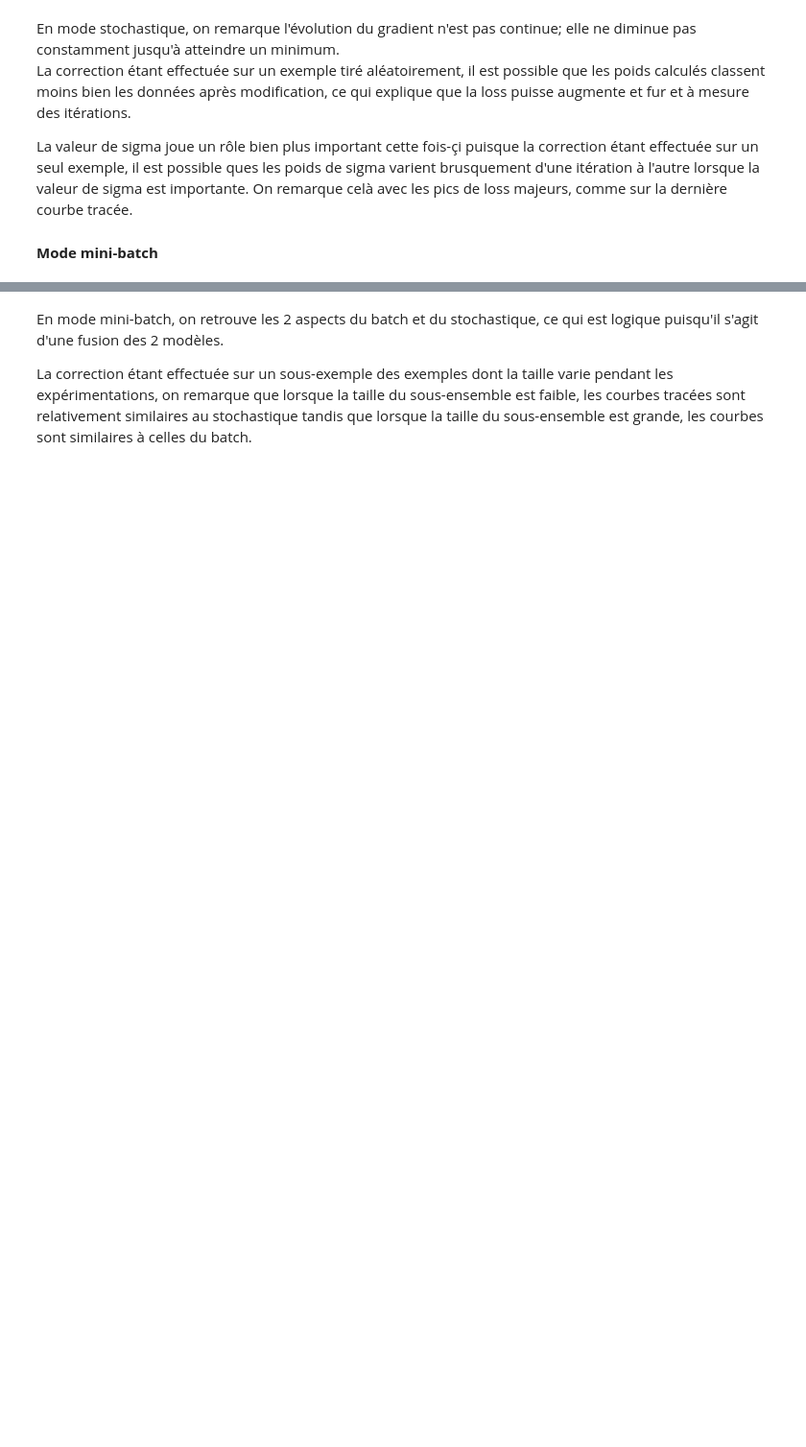
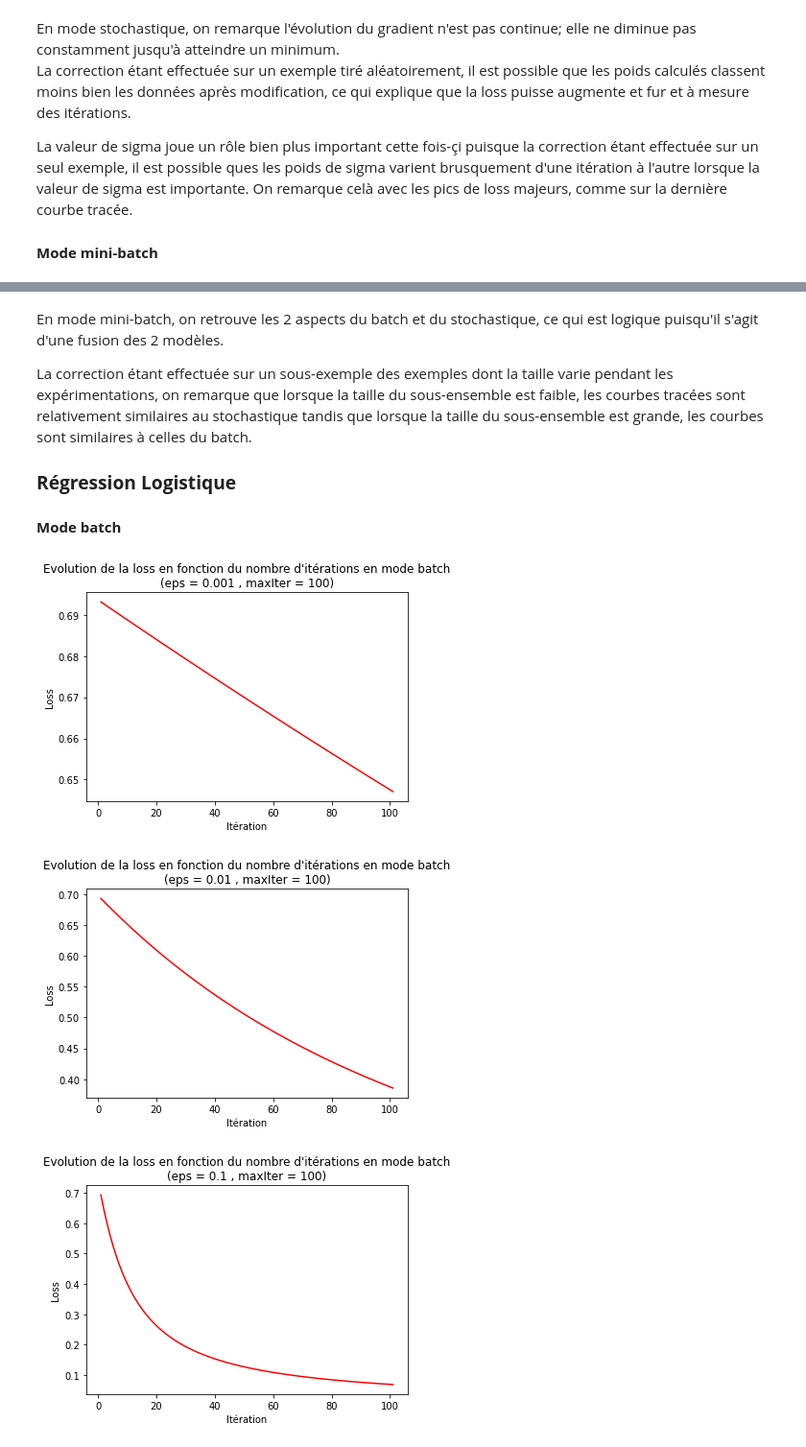
Before and after one commit to almehdiKrisni/UE_ML, a Jupyter notebook: TME3/Rapport_TME3_KRISNI_ARICHANDRA.ipynb, the cells around one changed output, grey strips where cells are left out. Shown at 96% size. Saved outputs shown, nothing was run; the diff lists cells and outputs as text; code cells hidden in the pictures; blank space fills up the shorter version.

```diff
--- a/TME3/Rapport_TME3_KRISNI_ARICHANDRA.ipynb
+++ b/TME3/Rapport_TME3_KRISNI_ARICHANDRA.ipynb
@@ -204,3 +203,16 @@ Partition de mini-batch de taille 10
 En mode mini-batch, on retrouve les 2 aspects du batch et du stochastique, ce qui est logique puisqu'il s'agit d'une fusion des 2 modèles.
 
 La correction étant effectuée sur un sous-exemple des exemples dont la taille varie pendant les expérimentations, on remarque que lorsque la taille du sous-ensemble est faible, les courbes tracées sont relativement similaires au stochastique tandis que lorsque la taille du sous-ensemble est grande, les courbes sont similaires à celles du batch.
+
+### **Régression Logistique**
+#### **Mode batch**
+# %%
+# Descente de gradient mode batch sur la regression logistique
+# On itère sur les différentes valeurs de eps
+# Utilisation du mode batch
+for e in epsL :
+    _, _, _ = descente_gradient_batch(datax, datay, reglog, reglog_grad, eps=e, plot=True)
+# %% [output]
+[figure, added]
+[figure, added]
+[figure, added]
```
Also changed, not shown: parts of 22 cells of this notebook.
